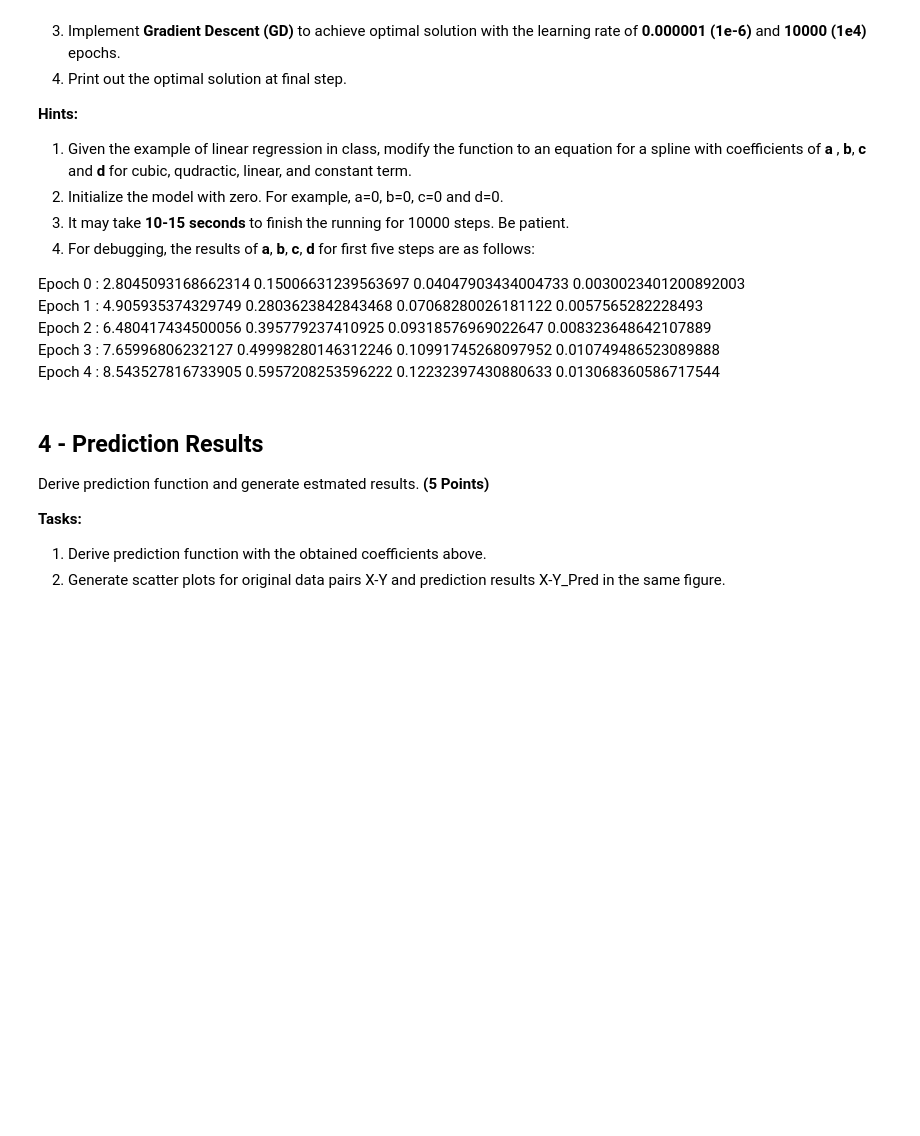
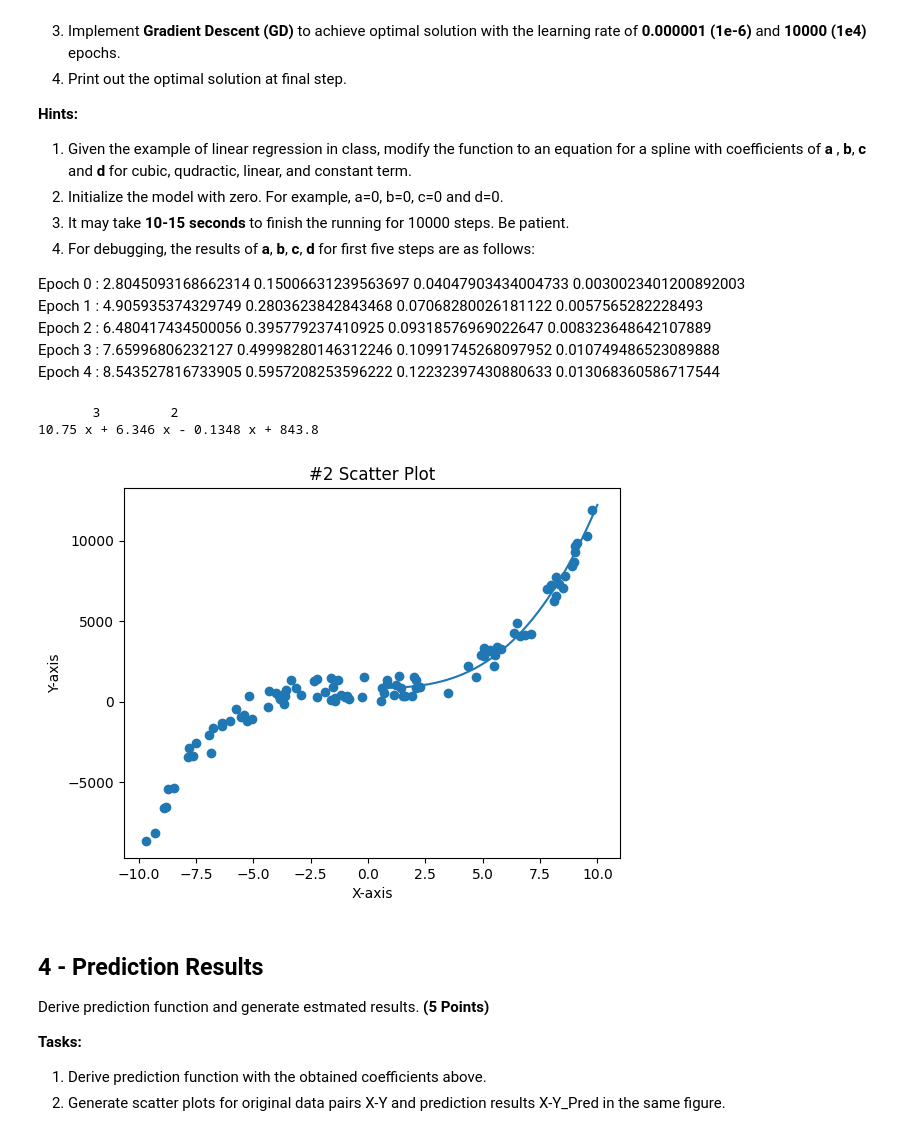
Before and after one commit to j21j/CAP4630, a Jupyter notebook: HW1/CAP4630_HW1.ipynb, the cells around one changed output. Drawn from its saved outputs; the diff is of its cells as text; code cells hidden in the pictures; blank space fills up the shorter version.

Commit message:
updated 5's data points with dots

```diff
--- a/HW1/CAP4630_HW1.ipynb
+++ b/HW1/CAP4630_HW1.ipynb
@@ -75,3 +73,25 @@ Epoch  4 :  8.543527816733905 0.5957208253596222 0.12232397430880633 0.013068360
+# %%
+# 3 - Single Variable Nonlinear Regression: code
+import numpy as np
+import pandas as pd
+import matplotlib.pyplot as plt
+
+url = 'https://raw.githubusercontent.com/j21j/CAP4630/main/HW1/data_nonlinear.csv'
+df1 = pd.read_csv(url)
+
+model = np.poly1d(np.polyfit(df1['X'], df1['Y'], 3))
+polyline = np.linspace(1, 10, 10000)
+plt.scatter(df1['X'], df1['Y'])
+plt.plot(polyline, model(polyline))
+plt.xlabel('X-axis')
+plt.ylabel('Y-axis')
+plt.title('#2 Scatter Plot')
+plt.show
+print(model)
+# %% [output]
+       3         2
+10.75 x + 6.346 x - 0.1348 x + 843.8
+[figure, added]
 # %% [markdown]
 ## 4 - Prediction Results ##
 
```
Also changed, not shown: parts of 2 cells of this notebook.
